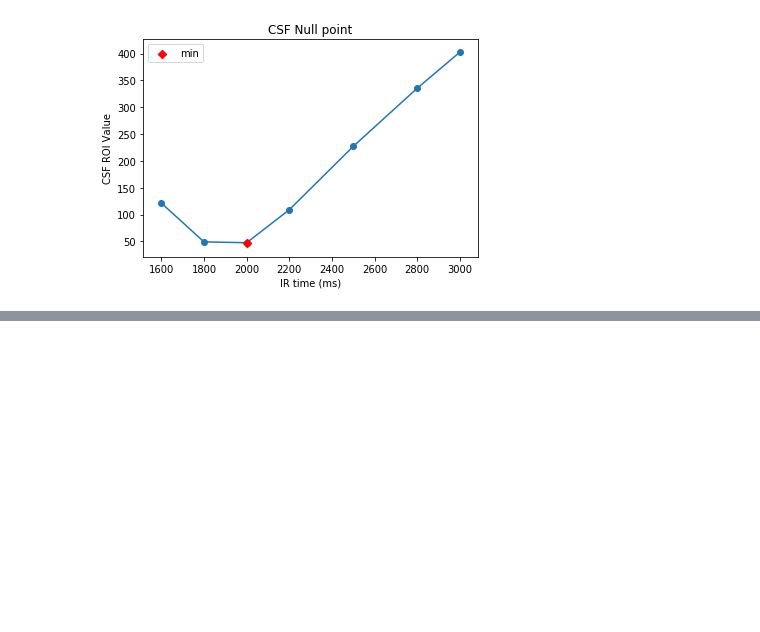
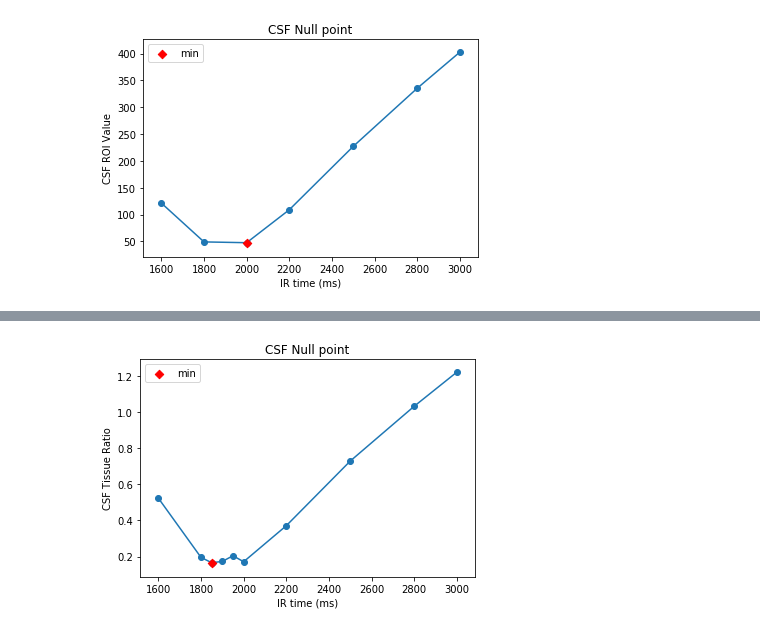
Before and after one commit to miramliu/Dissertation_Code, a Jupyter notebook: CSF_NullPlot.ipynb, the cells around one changed output, grey strips where cells are left out. Drawn from its saved outputs; the diff is of its cells as text; code cells hidden in the pictures; blank space fills up the shorter version.

Commit message:
update csfnullpoint

```diff
--- a/CSF_NullPlot.ipynb
+++ b/CSF_NullPlot.ipynb
@@ -61,0 +64,12 @@ pl.show()
+# %%
+CSFTissueRatio = [0.5234, 0.1955,  0.1598,  0.1732 ,   0.2111, 0.1715, 0.3708, 0.7286,  1.0318 , 1.2206]
+
+CSF = [121.3871 , 49.0645,32.1957,   35.3043,   43.9348,  ,47.5806 , 108.9355,  227.0323,  335.2903,  402.6129]
+
+
+SNR = [4.6769,2.5651,2.5855,  3.3413,  2.7991,6.8309, 5.4491, 9.6646,17.0567, 20.7859]
+
+IRtimes = [1600, 1800,1850,1900,1950, 2000, 2200, 2500, 2800, 3000]
+
+
+#also add errorbars?
@@ -61,0 +78,13 @@ pl.show()
+# %%
+pl.plot(IRtimes,CSFTissueRatio, zorder = 1)
+pl.scatter(IRtimes,CSFTissueRatio,zorder = 2)
+pl.scatter(IRtimes[2],CSFTissueRatio[2],color = 'red',marker = 'D',zorder = 3,label = 'min')
+pl.title('CSF Null point')
+pl.xlabel('IR time (ms)')
+pl.ylabel('CSF Tissue Ratio')
+pl.legend()
+
+#pl.savefig('/Users/neuroimaging/Desktop/CSFNull.png', format='png',dpi=180)
+pl.show()
+# %% [output]
+[figure, added]
```
Also changed, not shown: parts of 4 cells of this notebook.
